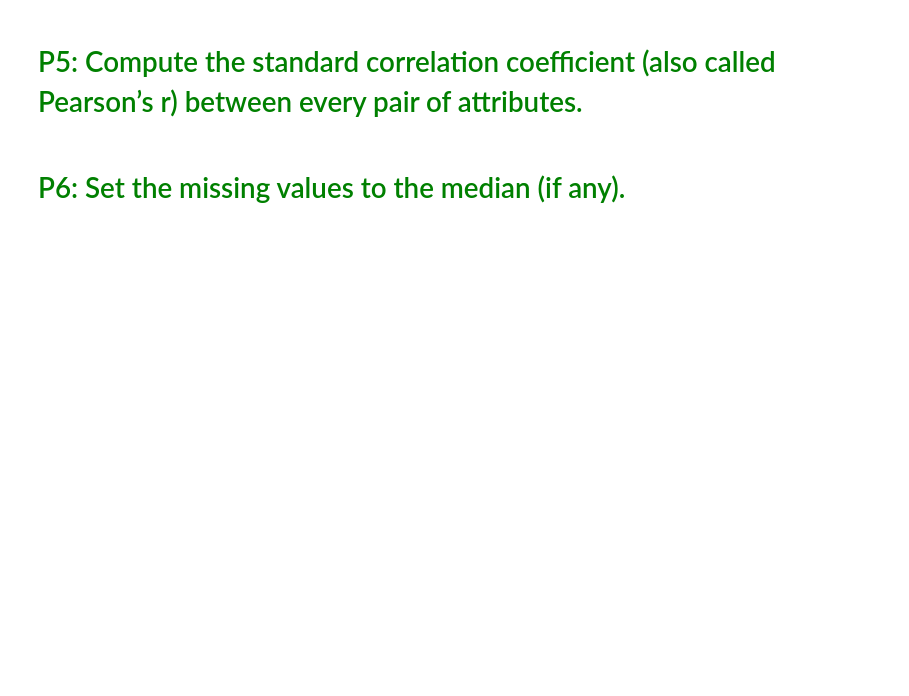
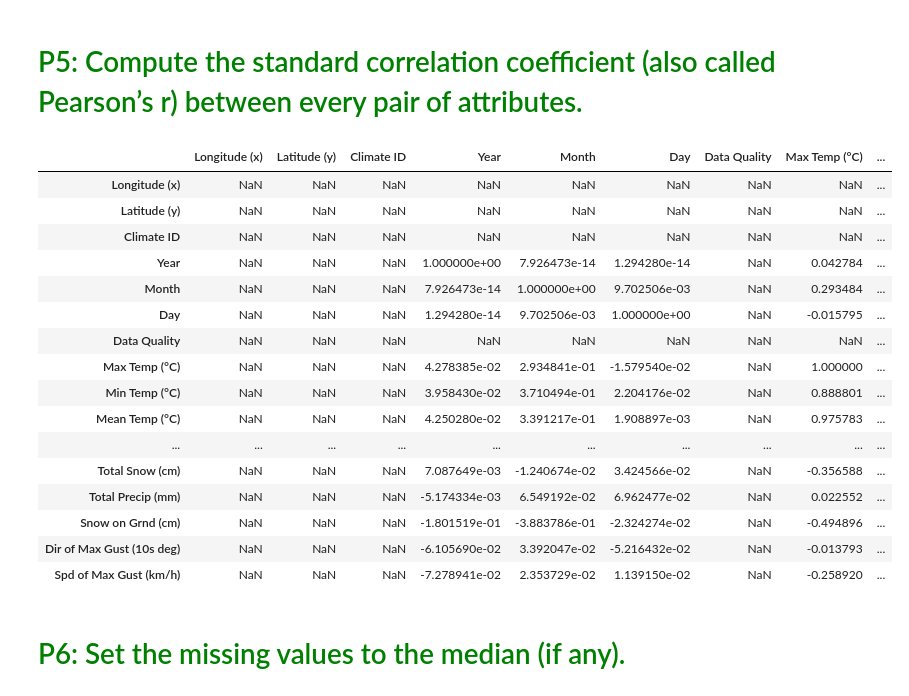
Before and after one commit to Zhaoleon9/PythonAssignments, a Jupyter notebook: Assignment-4.ipynb, the cells around one changed output. Cells and saved outputs as stored; diff of their text form; code cells hidden in the pictures; blank space fills up the shorter version.

```diff
--- a/Assignment-4.ipynb
+++ b/Assignment-4.ipynb
@@ -47,5 +98,26 @@ The following <a href="https://climate.weather.gc.ca/glossary_e.html">link</a> m
 # <span style="color:Green">P5: Compute the standard correlation coefficient (also called Pearson’s r) between every pair of attributes.</span>
 # %%
 #Codes of P5 here
+#
+corr_matrix = out_pd[out_pd.select_dtypes(include=['float64', 'int64']).columns].corr()
+corr_matrix
+# %% [output]
+|  | Longitude (x) | Latitude (y) | Climate ID | Year | Month | Day | Data Quality | Max Temp (°C) | ... |
+| Longitude (x) | NaN | NaN | NaN | NaN | NaN | NaN | NaN | NaN | ... |
+| Latitude (y) | NaN | NaN | NaN | NaN | NaN | NaN | NaN | NaN | ... |
+| Climate ID | NaN | NaN | NaN | NaN | NaN | NaN | NaN | NaN | ... |
+| Year | NaN | NaN | NaN | 1.000000e+00 | 7.926473e-14 | 1.294280e-14 | NaN | 0.042784 | ... |
+| Month | NaN | NaN | NaN | 7.926473e-14 | 1.000000e+00 | 9.702506e-03 | NaN | 0.293484 | ... |
+| Day | NaN | NaN | NaN | 1.294280e-14 | 9.702506e-03 | 1.000000e+00 | NaN | -0.015795 | ... |
+| Data Quality | NaN | NaN | NaN | NaN | NaN | NaN | NaN | NaN | ... |
+| Max Temp (°C) | NaN | NaN | NaN | 4.278385e-02 | 2.934841e-01 | -1.579540e-02 | NaN | 1.000000 | ... |
+| Min Temp (°C) | NaN | NaN | NaN | 3.958430e-02 | 3.710494e-01 | 2.204176e-02 | NaN | 0.888801 | ... |
+| Mean Temp (°C) | NaN | NaN | NaN | 4.250280e-02 | 3.391217e-01 | 1.908897e-03 | NaN | 0.975783 | ... |
+| ... | ... | ... | ... | ... | ... | ... | ... | ... | ... |
+| Total Snow (cm) | NaN | NaN | NaN | 7.087649e-03 | -1.240674e-02 | 3.424566e-02 | NaN | -0.356588 | ... |
+| Total Precip (mm) | NaN | NaN | NaN | -5.174334e-03 | 6.549192e-02 | 6.962477e-02 | NaN | 0.022552 | ... |
+| Snow on Grnd (cm) | NaN | NaN | NaN | -1.801519e-01 | -3.883786e-01 | -2.324274e-02 | NaN | -0.494896 | ... |
+| Dir of Max Gust (10s deg) | NaN | NaN | NaN | -6.105690e-02 | 3.392047e-02 | -5.216432e-02 | NaN | -0.013793 | ... |
+| Spd of Max Gust (km/h) | NaN | NaN | NaN | -7.278941e-02 | 2.353729e-02 | 1.139150e-02 | NaN | -0.258920 | ... |
 # %% [markdown]
 # <span style="color:Green">P6: Set the missing values to the median (if any).</span>
```
Also changed, not shown: parts of 10 cells of this notebook.
